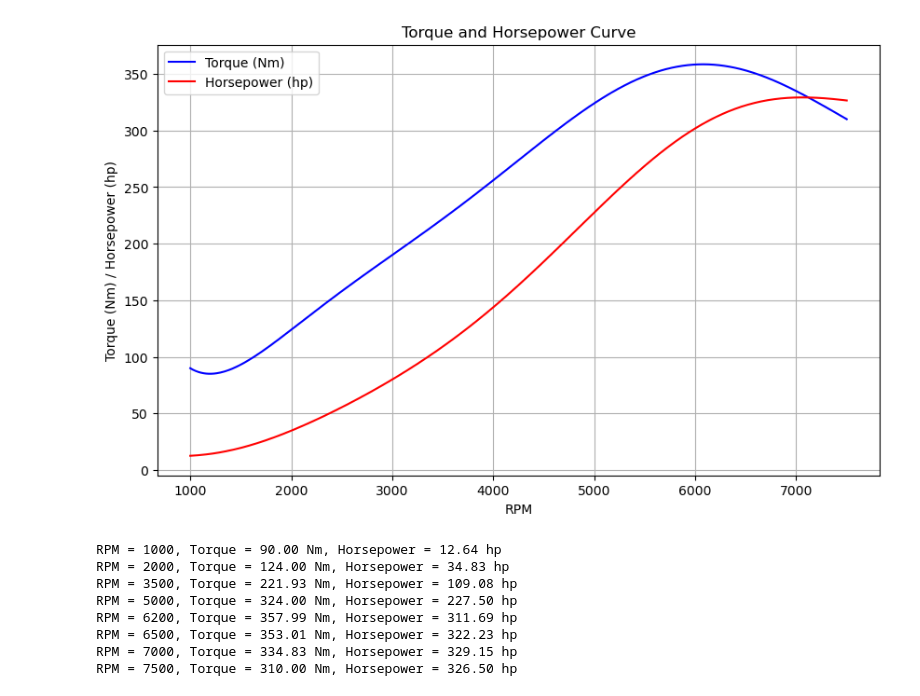
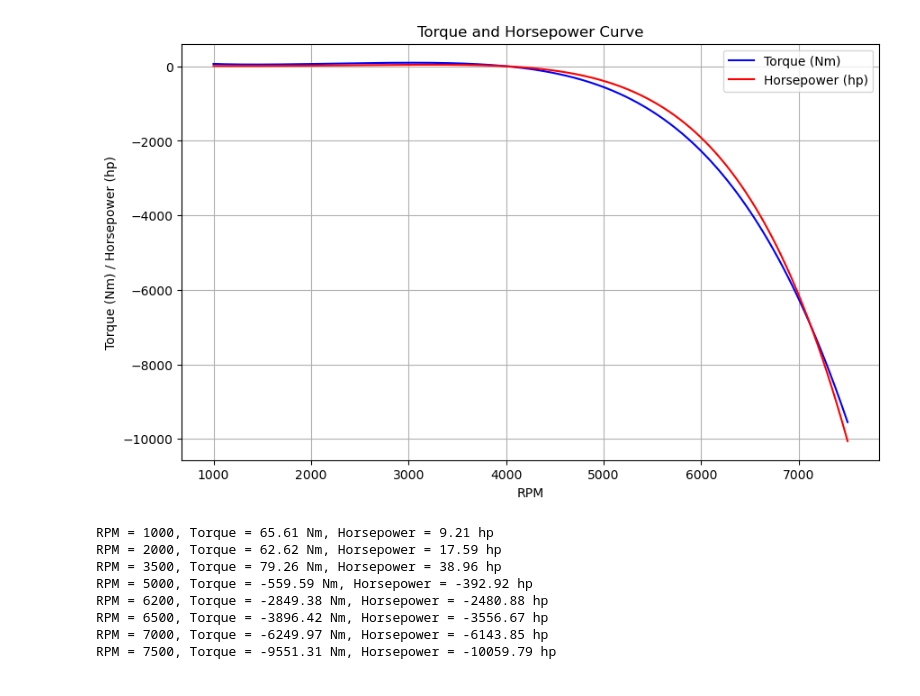
Before and after one commit to vougioukakis/car-acceleration-app, a Jupyter notebook: tools/torque_curve_generator.ipynb, the cells around one changed output. Cells and saved outputs as stored; diff of their text form; code cells hidden in the pictures.

```diff
--- a/tools/torque_curve_generator.ipynb
+++ b/tools/torque_curve_generator.ipynb
@@ -16,14 +16,14 @@ points = np.array([
 
 ])"""
 points = np.array([
-    [1000, 90],
-    [2000, 154],      # rising torque
-    [3000, 220],      # mid-range torque
-    [4000, 276],     # pre-peak
-    [5000, 314],     # peak torque
-    [5800, 312],   # matches power-based torque
-    [6500, 307],
-    [7000, 290],      # high rpm drop
+    [800, 80],
+    [2200, 300],      # rising torque
+    [3500, 410],     # pre-peak
+    [4500, 405],     # peak torque
+    [5500, 390],     # peak torque
+    [6350, 370],
+    [7000, 346],
+    [7500, 310]
 ])
 
 maxTq = 314
@@ -89,47 +89,47 @@ def plot_poly_with_hp(coeff_dict, x_start, x_end, num_points=500):
     power_watts = torque * (2 * np.pi * rpm) / 60
     horsepower = power_watts / 745.7
 
     plt.figure(figsize=(10,6))
     plt.plot(rpm, torque, label='Torque (Nm)', color='blue')
     plt.plot(rpm, horsepower, label='Horsepower (hp)', color='red')
     plt.xlabel('RPM')
     plt.ylabel('Torque (Nm) / Horsepower (hp)')
     plt.title('Torque and Horsepower Curve')
     plt.grid(True)
     plt.legend()
     plt.show()
 
     return coeffs
 
 def evaluate_and_print(coeffs, x_values):
     y_values = np.polyval(coeffs, x_values)
     for xv, yv in zip(x_values, y_values):
         power_w = yv * (2 * np.pi * xv) / 60
         hp = power_w / 745.7
         print(f"RPM = {xv:.0f}, Torque = {yv:.2f} Nm, Horsepower = {hp:.2f} hp")
 
 coefficients_dict = {
-  "coefficient_0": 474.75413594574826,
-"coefficient_1": -0.9356429491796222,
-"coefficient_2": 0.0008384783264329184,
-"coefficient_3": -3.6568593666614717e-07,
-"coefficient_4": 8.95405136398753e-11,
-"coefficient_5": -1.229693304143362e-14,
-"coefficient_6": 8.781921576055607e-19,
-"coefficient_7": -2.5349288968078166e-23,
+  "coefficient_0": 452.91,
+		"coefficient_1": -0.865,
+		"coefficient_2": 0.00072,
+		"coefficient_3": -3.1e-7,
+		"coefficient_4": 7.8e-11,
+		"coefficient_5": -1.1e-14,
+		"coefficient_6": 7.25e-19,
+		"coefficient_7": -2.1e-23,
 }
 
 coeffs = plot_poly_with_hp(coefficients_dict, 1000, 7500)
 
 x_points = [1000, 2000, 3500, 5000, 6200, 6500, 7000, 7500]
 evaluate_and_print(coeffs, x_points)
 # %% [output]
-[figure, old version]
+[figure, new version]
-RPM = 1000, Torque = 90.00 Nm, Horsepower = 12.64 hp
-RPM = 2000, Torque = 124.00 Nm, Horsepower = 34.83 hp
-RPM = 3500, Torque = 221.93 Nm, Horsepower = 109.08 hp
-RPM = 5000, Torque = 324.00 Nm, Horsepower = 227.50 hp
-RPM = 6200, Torque = 357.99 Nm, Horsepower = 311.69 hp
-RPM = 6500, Torque = 353.01 Nm, Horsepower = 322.23 hp
-RPM = 7000, Torque = 334.83 Nm, Horsepower = 329.15 hp
-RPM = 7500, Torque = 310.00 Nm, Horsepower = 326.50 hp
+RPM = 1000, Torque = 65.61 Nm, Horsepower = 9.21 hp
+RPM = 2000, Torque = 62.62 Nm, Horsepower = 17.59 hp
+RPM = 3500, Torque = 79.26 Nm, Horsepower = 38.96 hp
+RPM = 5000, Torque = -559.59 Nm, Horsepower = -392.92 hp
+RPM = 6200, Torque = -2849.38 Nm, Horsepower = -2480.88 hp
+RPM = 6500, Torque = -3896.42 Nm, Horsepower = -3556.67 hp
+RPM = 7000, Torque = -6249.97 Nm, Horsepower = -6143.85 hp
+RPM = 7500, Torque = -9551.31 Nm, Horsepower = -10059.79 hp
```
Also changed, not shown: parts of 1 cell of this notebook, 9 other files.
